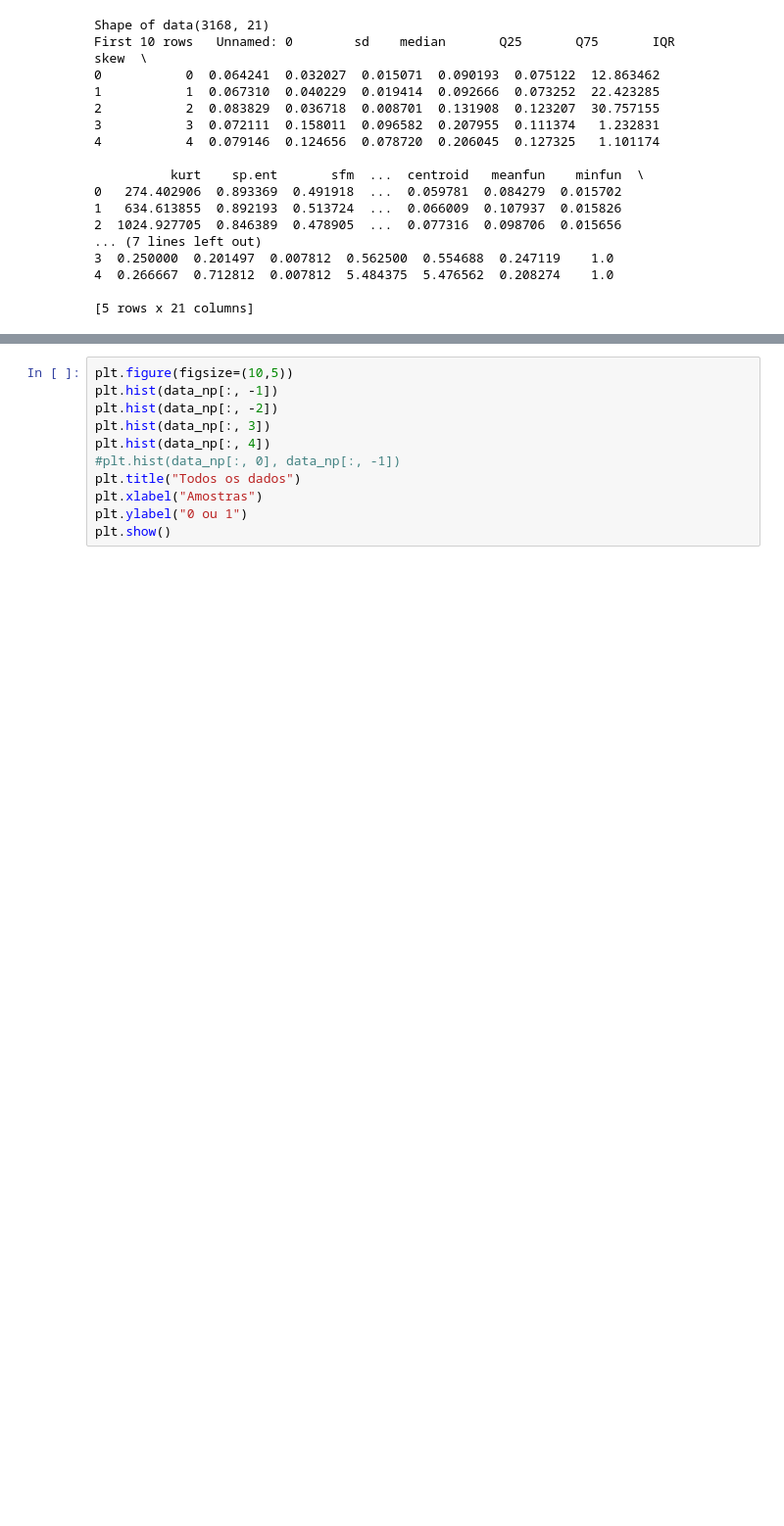
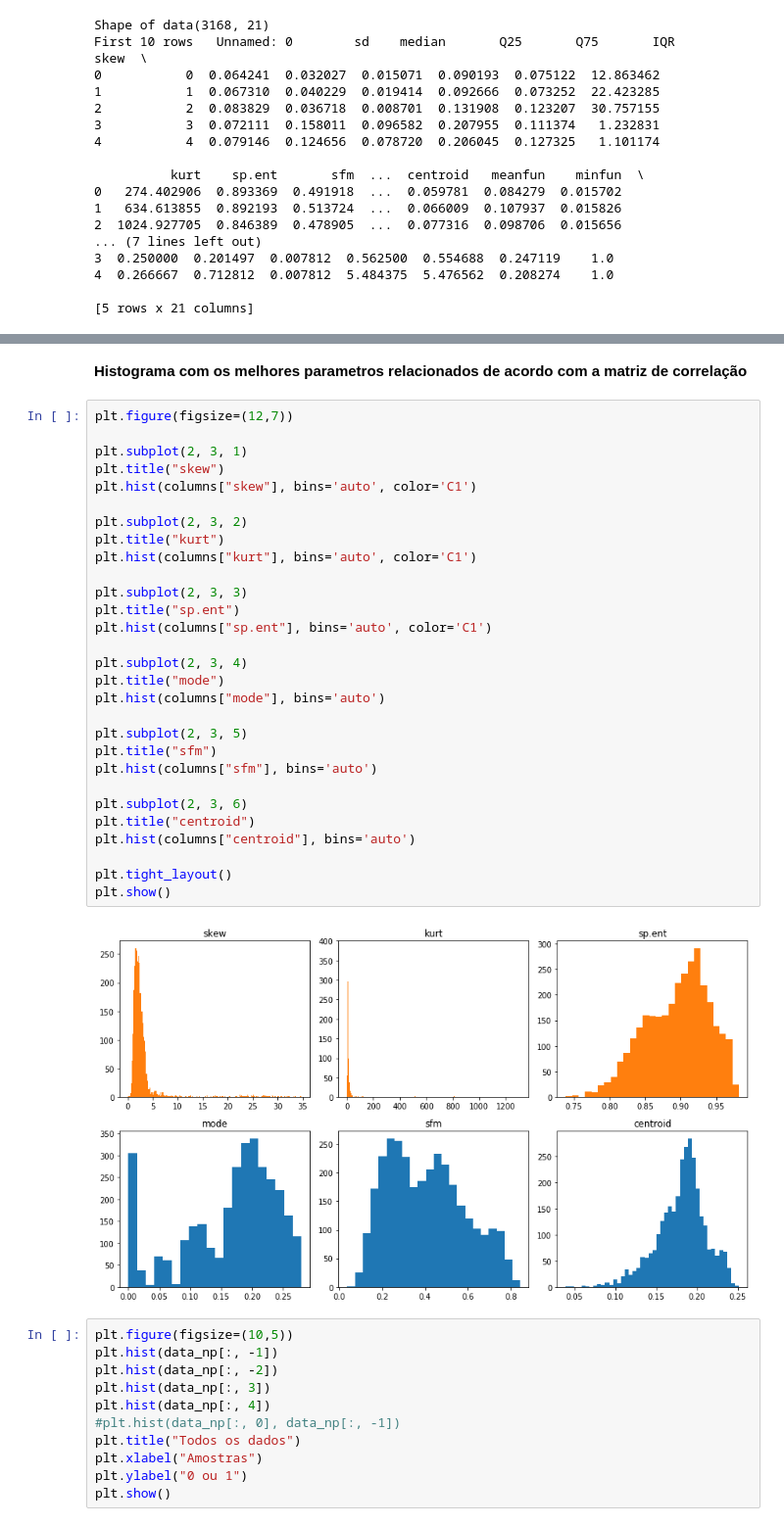
Before and after one commit to jimitogni/ia006, a Jupyter notebook: efc2/efc2.ipynb, the cells around one changed output, grey strips where cells are left out. Shown at 98% size. Saved outputs shown, nothing was run; the diff lists cells and outputs as text; blank space fills up the shorter version.

```diff
--- a/efc2/efc2.ipynb
+++ b/efc2/efc2.ipynb
@@ -194,3 +271,36 @@ ax.set_xticklabels(ax.get_xticklabels(),
+# %% [markdown]
+**Histograma com os melhores parametros relacionados de acordo com a matriz de correlação**
+# %%
+plt.figure(figsize=(12,7))
+
+plt.subplot(2, 3, 1)
+plt.title("skew")
+plt.hist(columns["skew"], bins='auto', color='C1')
+
+plt.subplot(2, 3, 2)
+plt.title("kurt")
+plt.hist(columns["kurt"], bins='auto', color='C1')
+
+plt.subplot(2, 3, 3)
+plt.title("sp.ent")
+plt.hist(columns["sp.ent"], bins='auto', color='C1')
+
+plt.subplot(2, 3, 4)
+plt.title("mode")
+plt.hist(columns["mode"], bins='auto')
+
+plt.subplot(2, 3, 5)
+plt.title("sfm")
+plt.hist(columns["sfm"], bins='auto')
+
+plt.subplot(2, 3, 6)
+plt.title("centroid")
+plt.hist(columns["centroid"], bins='auto')
+
+plt.tight_layout()
+plt.show()
+# %% [output]
+[figure, added]
 # %%
 plt.figure(figsize=(10,5))
 plt.hist(data_np[:, -1])
```
Also changed, not shown: parts of 9 cells of this notebook.
